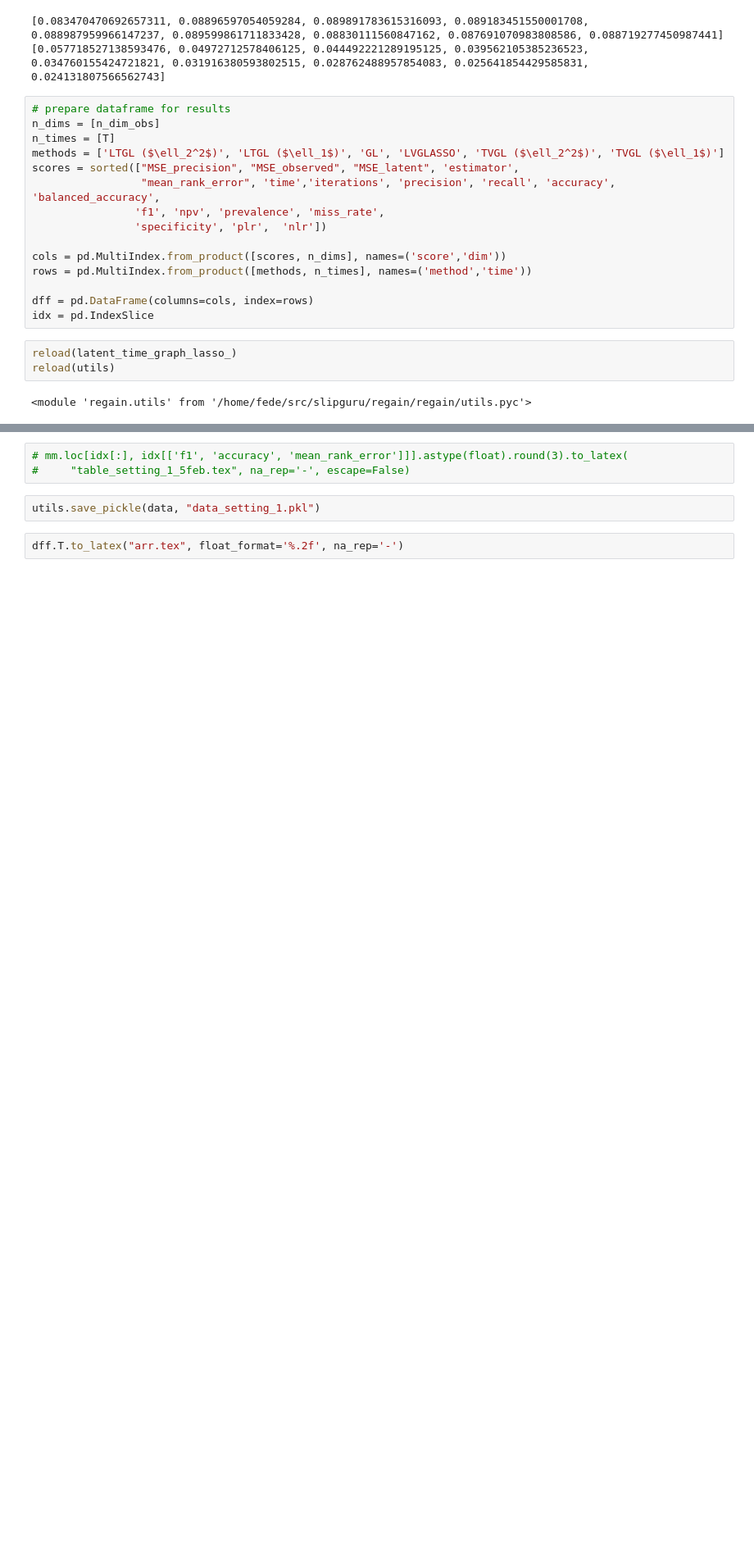
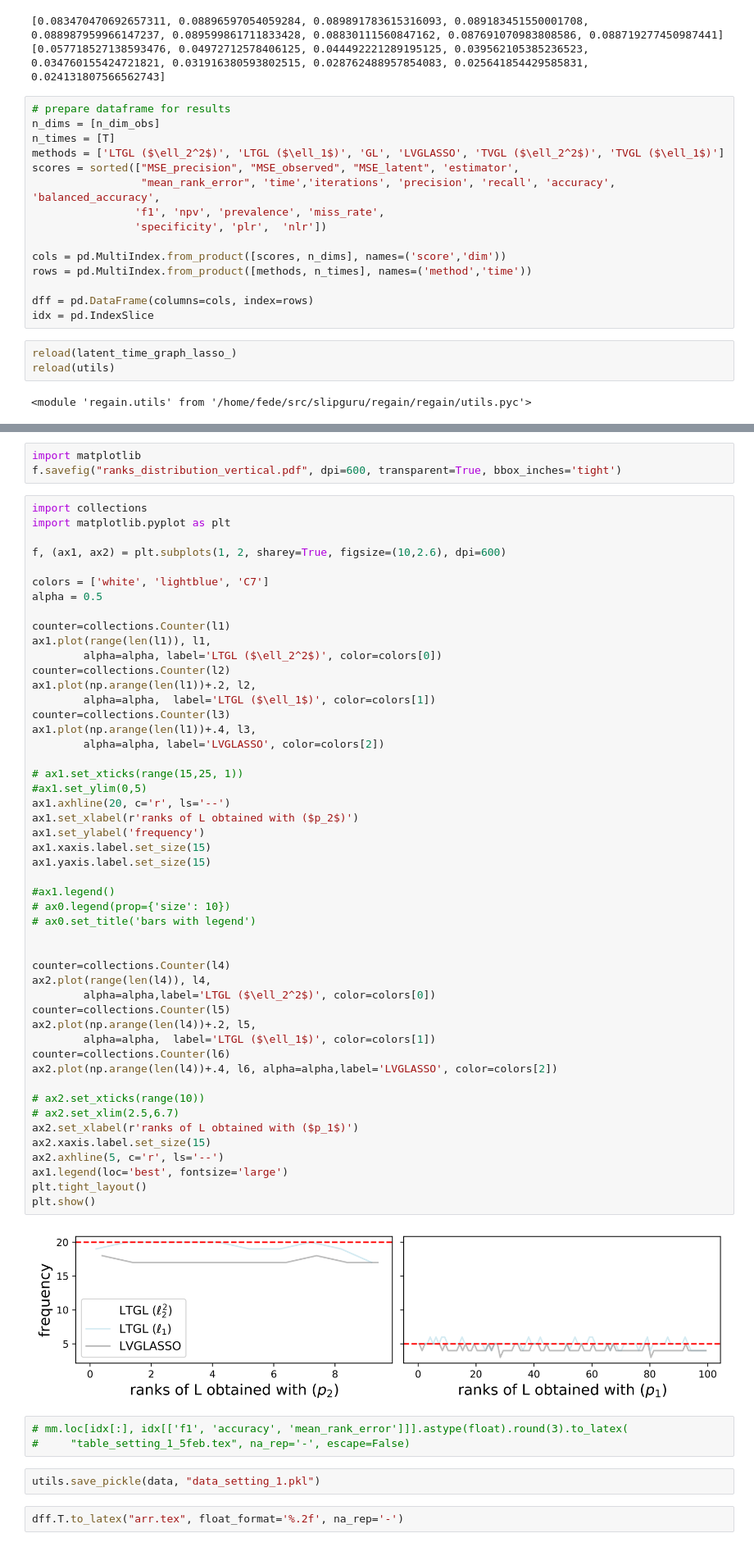
Before and after one commit to fdtomasi/regain, a Jupyter notebook: notebooks/performance analysis.ipynb, the cells around one changed output, grey strips where cells are left out. Shown at 82% size. Drawn from its saved outputs; the diff is of its cells as text; blank space fills up the shorter version.

```diff
--- a/notebooks/performance analysis.ipynb
+++ b/notebooks/performance analysis.ipynb
@@ -613,3 +597,57 @@ print ([np.linalg.matrix_rank(g) for g in res_l['estimator'].latent_])
+# %%
+import matplotlib
+f.savefig("ranks_distribution_vertical.pdf", dpi=600, transparent=True, bbox_inches='tight')
+# %%
+import collections
+import matplotlib.pyplot as plt
+
+f, (ax1, ax2) = plt.subplots(1, 2, sharey=True, figsize=(10,2.6), dpi=600)
+
+colors = ['white', 'lightblue', 'C7']
+alpha = 0.5
+
+counter=collections.Counter(l1)
+ax1.plot(range(len(l1)), l1,
+        alpha=alpha, label='LTGL ($\ell_2^2$)', color=colors[0])
+counter=collections.Counter(l2)
+ax1.plot(np.arange(len(l1))+.2, l2,
+        alpha=alpha,  label='LTGL ($\ell_1$)', color=colors[1])
+counter=collections.Counter(l3)
+ax1.plot(np.arange(len(l1))+.4, l3,
+        alpha=alpha, label='LVGLASSO', color=colors[2])
+
+# ax1.set_xticks(range(15,25, 1))
+#ax1.set_ylim(0,5)
+ax1.axhline(20, c='r', ls='--')
+ax1.set_xlabel(r'ranks of L obtained with ($p_2$)')
+ax1.set_ylabel('frequency')
+ax1.xaxis.label.set_size(15)
+ax1.yaxis.label.set_size(15)
+
+#ax1.legend()
+# ax0.legend(prop={'size': 10})
+# ax0.set_title('bars with legend')
+
+
+counter=collections.Counter(l4)
+ax2.plot(range(len(l4)), l4,
+        alpha=alpha,label='LTGL ($\ell_2^2$)', color=colors[0])
+counter=collections.Counter(l5)
+ax2.plot(np.arange(len(l4))+.2, l5,
+        alpha=alpha,  label='LTGL ($\ell_1$)', color=colors[1])
+counter=collections.Counter(l6)
+ax2.plot(np.arange(len(l4))+.4, l6, alpha=alpha,label='LVGLASSO', color=colors[2])
+
+# ax2.set_xticks(range(10))
+# ax2.set_xlim(2.5,6.7)
+ax2.set_xlabel(r'ranks of L obtained with ($p_1$)')
+ax2.xaxis.label.set_size(15)
+ax2.axhline(5, c='r', ls='--')
+ax1.legend(loc='best', fontsize='large')
+plt.tight_layout()
+plt.show()
+# %% [output]
+[figure, added]
 # %%
 # mm.loc[idx[:], idx[['f1', 'accuracy', 'mean_rank_error']]].astype(float).round(3).to_latex(
 #     "table_setting_1_5feb.tex", na_rep='-', escape=False)
```
Also changed, not shown: parts of 12 cells of this notebook, 13 other files.
